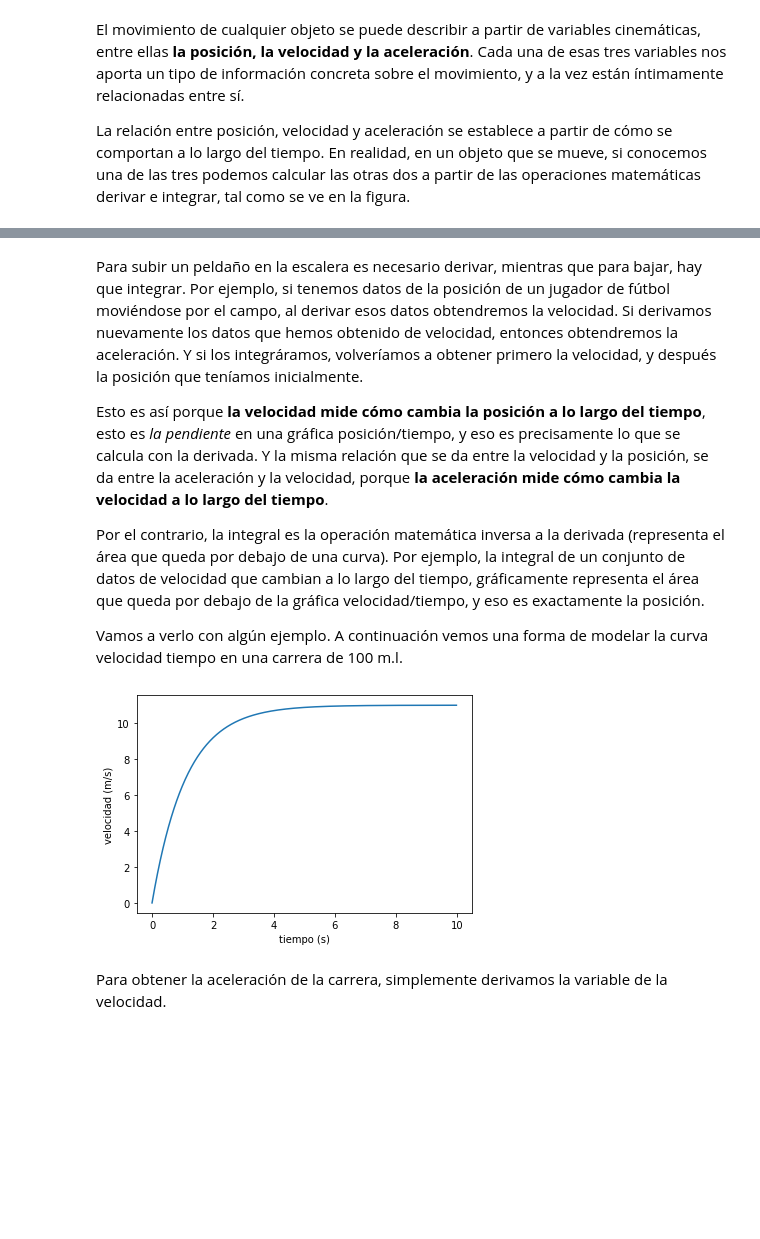
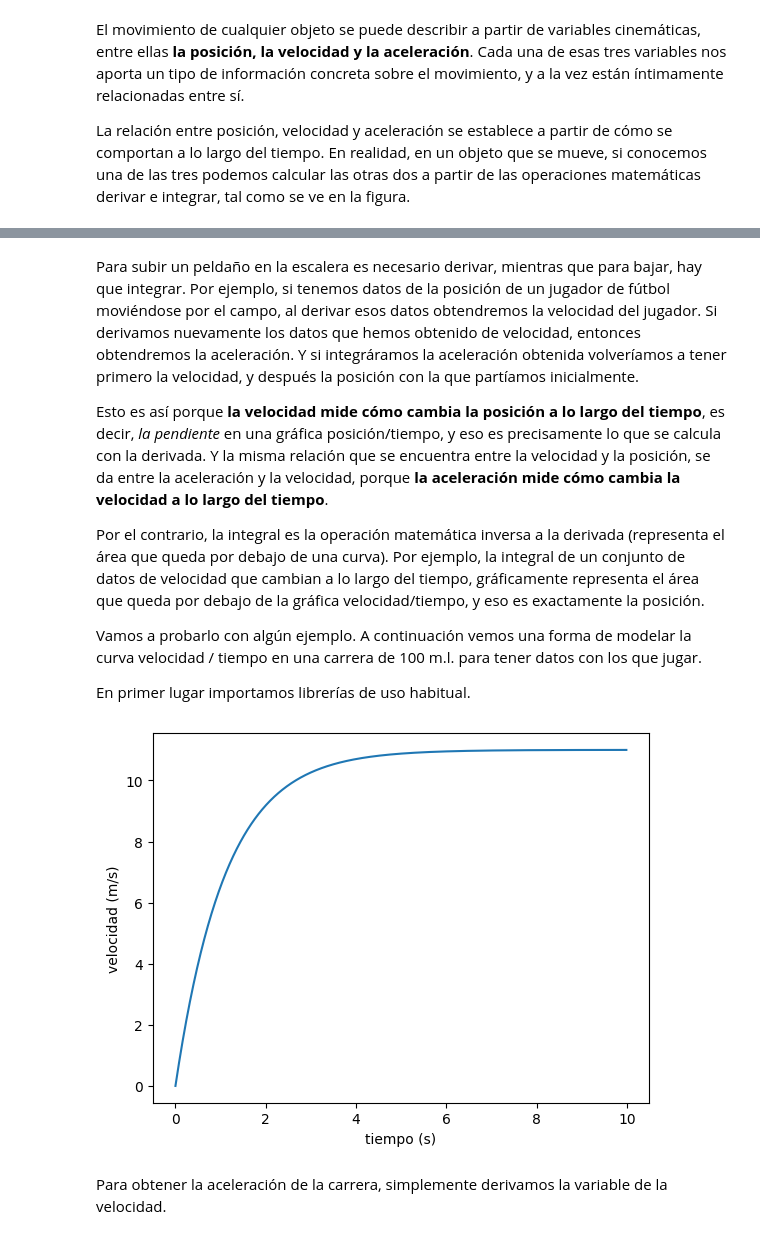
Before and after one commit to joselvira/BiomecanicaPython, a Jupyter notebook: Notebooks/Relacion_Posicion_Velocidad_Aceleracion.ipynb, the cells around one changed output, grey strips where cells are left out. Saved outputs shown, nothing was run; the diff lists cells and outputs as text; code cells hidden in the pictures; blank space fills up the shorter version.

```diff
--- a/Notebooks/Relacion_Posicion_Velocidad_Aceleracion.ipynb
+++ b/Notebooks/Relacion_Posicion_Velocidad_Aceleracion.ipynb
@@ -19,10 +19,12 @@ Image(url="https://github.com/joselvira/BiomecanicaPython/raw/master/Imagenes/Re
 # %% [output]
 [interactive output not drawn]
 # %% [markdown]
-Para subir un peldaño en la escalera es necesario derivar, mientras que para bajar, hay que integrar. Por ejemplo, si tenemos datos de la posición de un jugador de fútbol moviéndose por el campo, al derivar esos datos obtendremos la velocidad. Si derivamos nuevamente los datos que hemos obtenido de velocidad, entonces obtendremos la aceleración. Y si los integráramos, volveríamos a obtener primero la velocidad, y después la posición que teníamos inicialmente.
+Para subir un peldaño en la escalera es necesario derivar, mientras que para bajar, hay que integrar. Por ejemplo, si tenemos datos de la posición de un jugador de fútbol moviéndose por el campo, al derivar esos datos obtendremos la velocidad del jugador. Si derivamos nuevamente los datos que hemos obtenido de velocidad, entonces obtendremos la aceleración. Y si integráramos la aceleración obtenida volveríamos a tener primero la velocidad, y después la posición con la que partíamos inicialmente.
 
-Esto es así porque **la velocidad mide cómo cambia la posición a lo largo del tiempo**, esto es *la pendiente* en una gráfica posición/tiempo, y eso es precisamente lo que se calcula con la derivada. Y la misma relación que se da entre la velocidad y la posición, se da entre la aceleración y la velocidad, porque **la aceleración mide cómo cambia la velocidad a lo largo del tiempo**.
+Esto es así porque **la velocidad mide cómo cambia la posición a lo largo del tiempo**, es decir, *la pendiente* en una gráfica posición/tiempo, y eso es precisamente lo que se calcula con la derivada. Y la misma relación que se encuentra entre la velocidad y la posición, se da entre la aceleración y la velocidad, porque **la aceleración mide cómo cambia la velocidad a lo largo del tiempo**.
 
 Por el contrario, la integral es la operación matemática inversa a la derivada (representa el área que queda por debajo de una curva). Por ejemplo, la integral de un conjunto de datos de velocidad que cambian a lo largo del tiempo, gráficamente representa el área que queda por debajo de la gráfica velocidad/tiempo, y eso es exactamente la posición.
 
-Vamos a verlo con algún ejemplo. A continuación vemos una forma de modelar la curva velocidad tiempo en una carrera de 100 m.l.
+Vamos a probarlo con algún ejemplo. A continuación vemos una forma de modelar la curva velocidad / tiempo en una carrera de 100 m.l. para tener datos con los que jugar.
+
+En primer lugar importamos librerías de uso habitual.
@@ -29,26 +36,21 @@ Vamos a verlo con algún ejemplo. A continuación vemos una forma de modelar la
 # %%
-import numpy as np
-import pandas as pd
-import xarray as xr
-import matplotlib.pyplot as plt
+# Curva similar a velocidad en 100 m
+dt = 0.01
+t = np.arange(0, 10, dt) # crea un array de datos de tiempo de 10 s, con intervalos de 0.01 s
+p1 = 11 # velocidad máxima
+p2 = 0.9 #+-aceleración
+offset = p1*np.e**(-p2*0) # ajuste para cambiar el offset de la gráfica y que sea positiva
 
+# Modela la curva de velocidad
+v = -p1*np.e**(-p2*t) + offset
 
-#Curva similar a velocidad en 100 m
-dt = 0.01
-t = np.arange(0, 10, dt) #crea un array de datos de tiempo de 10 s, con intervalos de 0.01 s
-p1 = 11 #velocidad máxima
-p2 = 0.9 #+-aceleración
-
-#Modela la velocidad
-v = -p1*np.e**(-p2*t)  + a #la parte final se suma para que suba el offset
-
-#Crea la gráfica
+# Crea la gráfica
 plt.plot(t, v)
 plt.xlabel('tiempo (s)')
 plt.ylabel('velocidad (m/s)')
 plt.show()
 # %% [output]
-[figure, old version]
+[figure, new version]
 # %% [markdown]
 Para obtener la aceleración de la carrera, simplemente derivamos la variable de la velocidad.
 # %%
```
Also changed, not shown: parts of 7 cells of this notebook.
